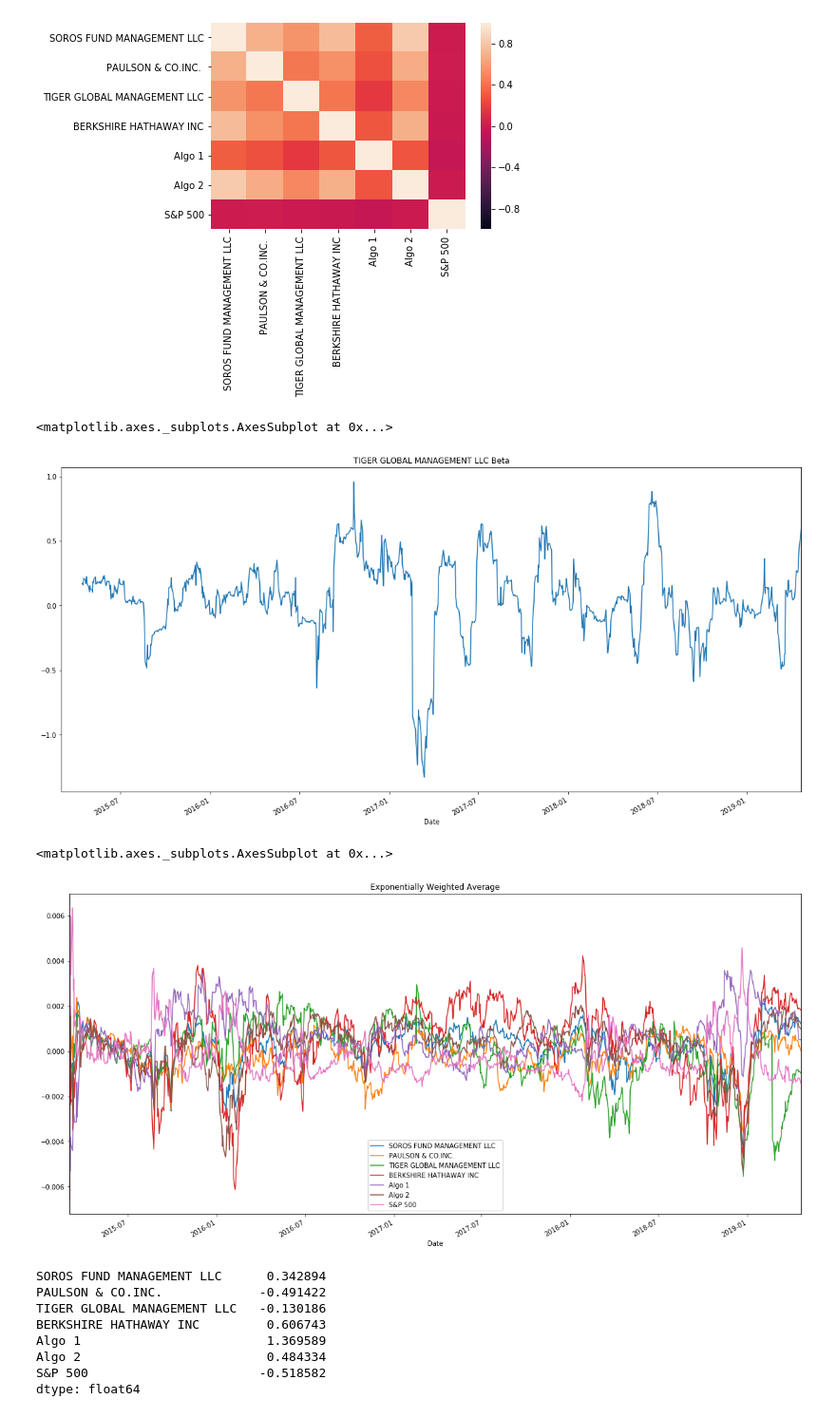
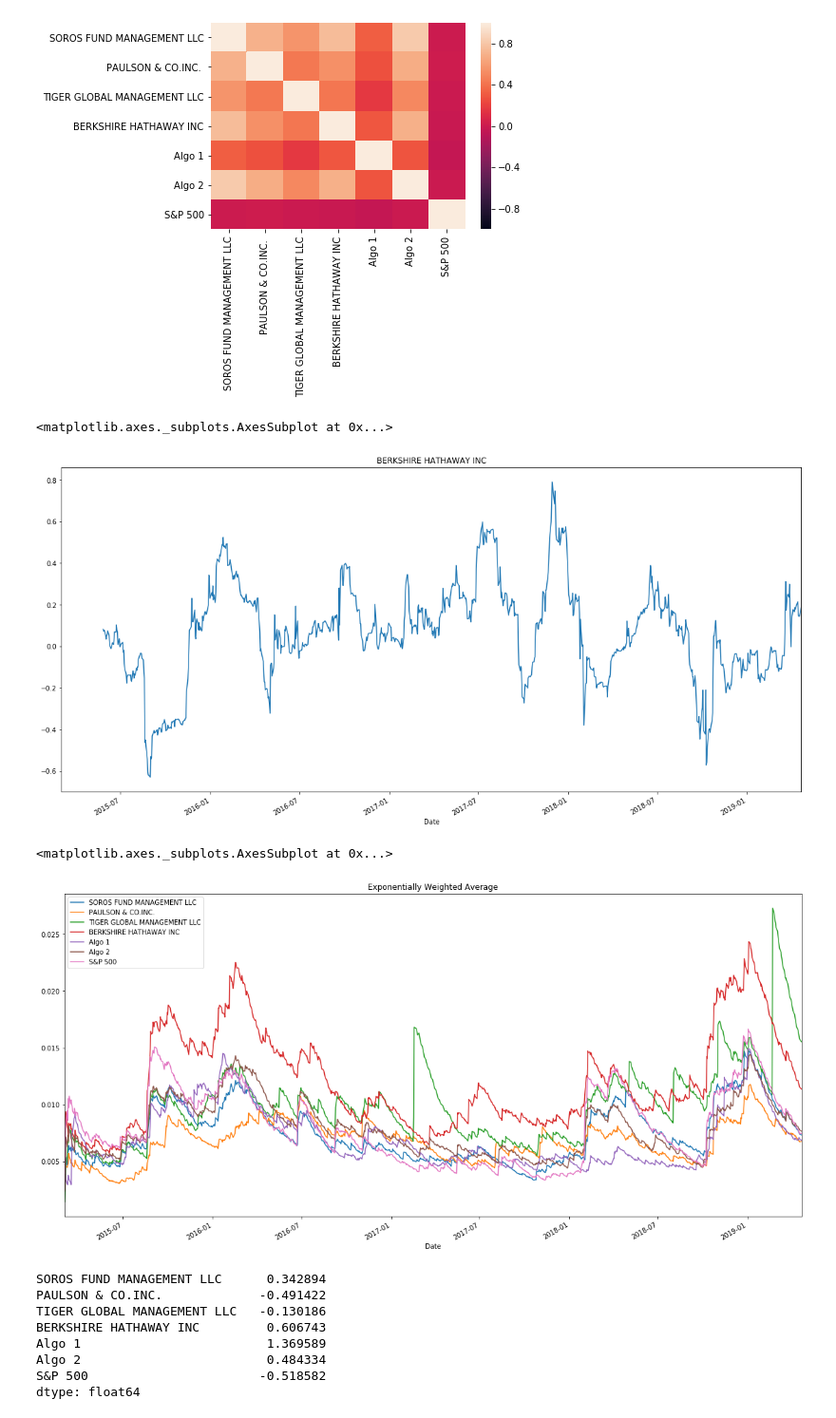
Before and after one commit to manpreetpadam/Pandas-WhaleAnalysis, a Jupyter notebook: whale_portfolio_analyzer.ipynb, the cells around one changed output. Shown at 95% size. Saved outputs shown, nothing was run; the diff lists cells and outputs as text; code cells hidden in the pictures.

```diff
--- a/whale_portfolio_analyzer.ipynb
+++ b/whale_portfolio_analyzer.ipynb
@@ -5,9 +5,9 @@ import seaborn as sns
 %matplotlib inline
 # %%
 analyzer=dfa.dataframeanalayzer()
-whale_returns_df=analyzer.loadcvstodataframe('Resources/whale_returns.csv','Date')
-algo_returns_df=analyzer.loadcvstodataframe('Resources/algo_returns.csv','Date')
-sp500_history_df=analyzer.loadcvstodataframe('Resources/sp500_history.csv','Date')
+whale_returns_df=analyzer.load_cvs_to_dataframe('Resources/whale_returns.csv','Date')
+algo_returns_df=analyzer.load_cvs_to_dataframe('Resources/algo_returns.csv','Date')
+sp500_history_df=analyzer.load_cvs_to_dataframe('Resources/sp500_history.csv','Date')
 # %%
 # Reading whale returns
 whale_returns_df.head()
@@ -236,17 +236,18 @@ sns.heatmap(correlateddata,vmin=-1,vmax=1)
 [figure]
 # %%
 # Calculate Beta for a single portfolio compared to the total market (S&P 500)
-calc_beta=analyzer.calculatebeta(analyzer.portfolio,'TIGER GLOBAL MANAGEMENT LLC','S&P 500',30)
-calc_beta.plot(figsize=(20,10),title='TIGER GLOBAL MANAGEMENT LLC Beta')
+analyzer.calculate_correlation(analyzer.portfolio)
+calc_beta=analyzer.calculate_beta(analyzer.portfolio,'BERKSHIRE HATHAWAY INC','S&P 500',60)
+calc_beta.plot(figsize=(20,10),title='BERKSHIRE HATHAWAY INC')
 # %% [output]
 <matplotlib.axes._subplots.AxesSubplot at 0x...>
-[figure, old version]
+[figure, new version]
 # %%
 #Exponentially Weighted Average
-ewm_data=analyzer.calculateexpotentialweightedaverage(analyzer.portfolio, 21)
+ewm_data=analyzer.calculate_expotential_weighted_average(analyzer.portfolio, 21)
 ewm_data.plot(figsize=(20,10),title='Exponentially Weighted Average')
 # %% [output]
 <matplotlib.axes._subplots.AxesSubplot at 0x...>
-[figure, old version]
+[figure, new version]
 # %%
 # Annualzied Sharpe Ratios
```
Also changed, not shown: parts of 30 cells of this notebook, 1 other file.
